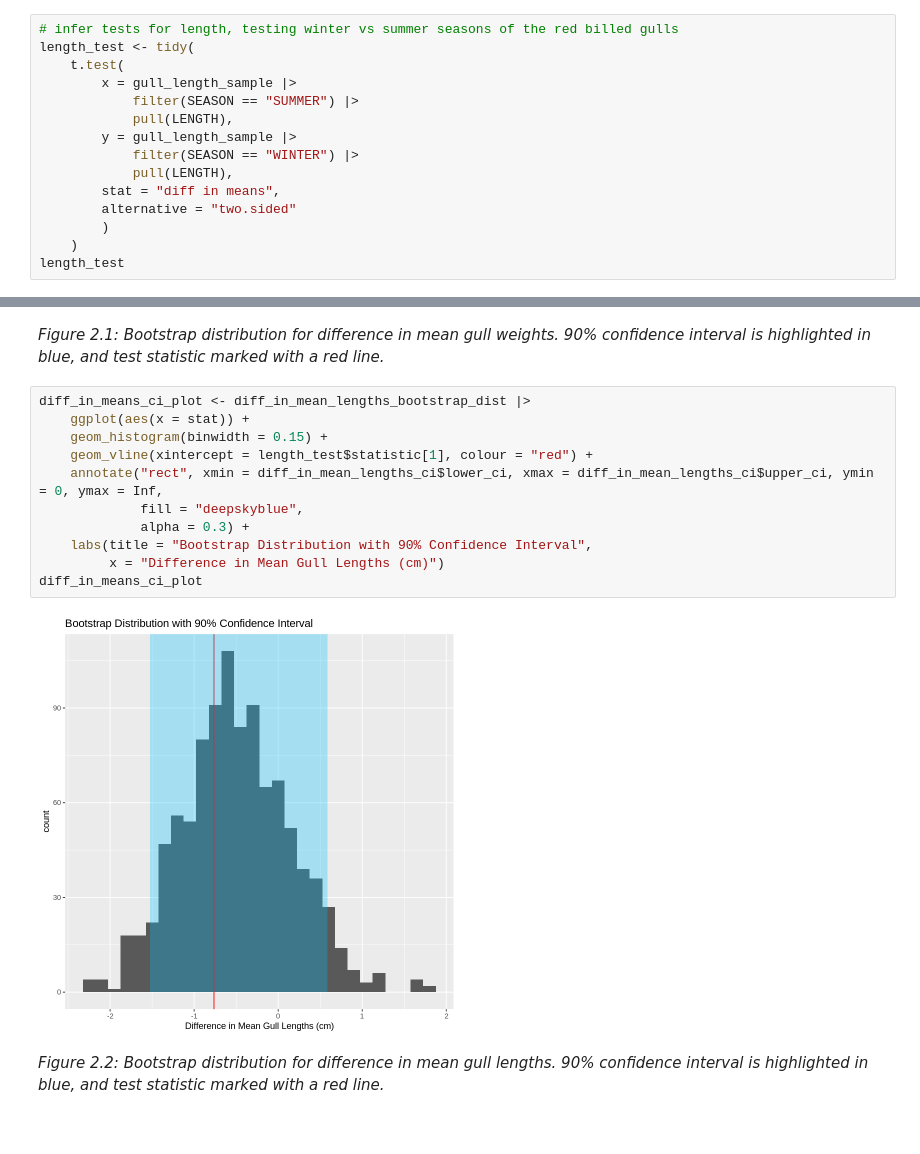
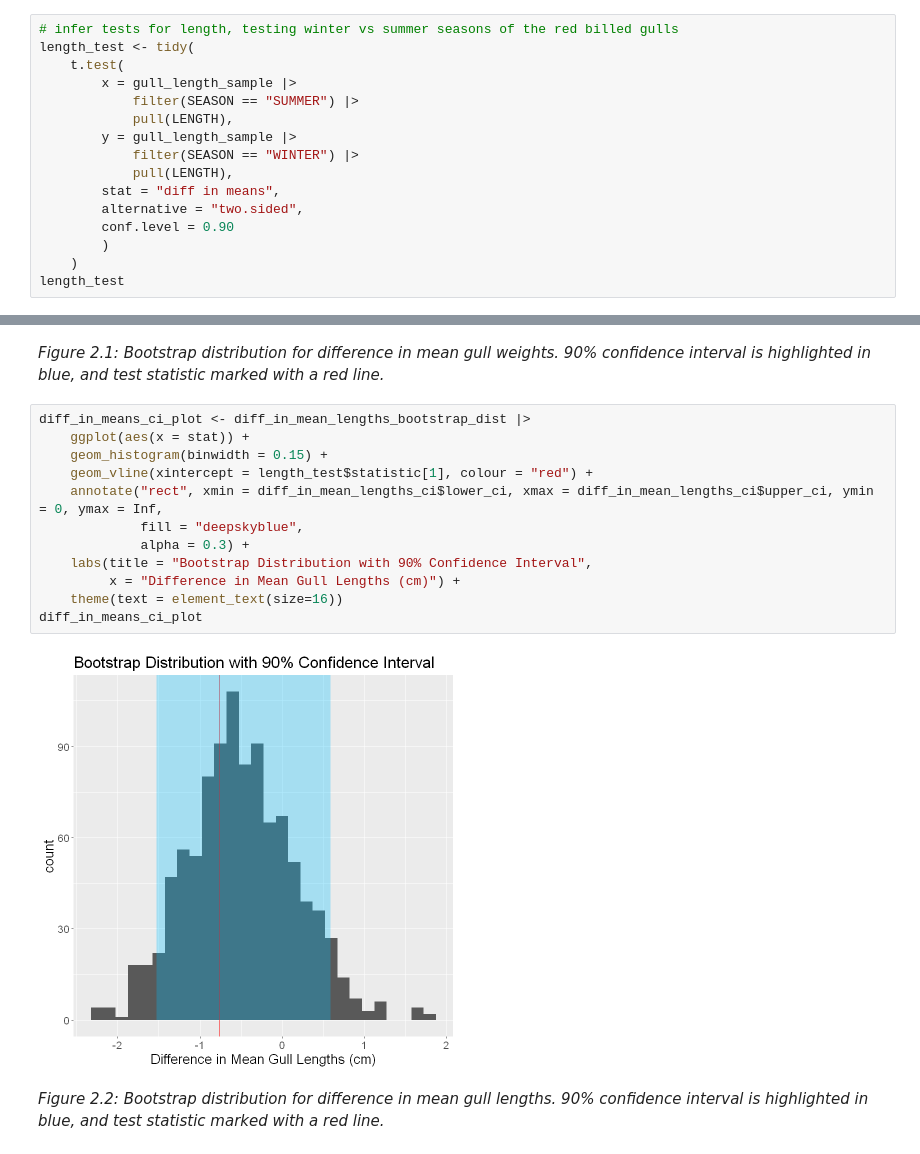
Before and after one commit to maggie63/stat-201-group-4, a Jupyter notebook: project_report.ipynb, the cells around one changed output, grey strips where cells are left out. Drawn from its saved outputs; the diff is of its cells as text.

Commit message:
Fixed errors in conf-int + overall minor corrections

```diff
--- a/project_report.ipynb
+++ b/project_report.ipynb
@@ -245,7 +252,8 @@ length_test <- tidy(
             filter(SEASON == "WINTER") |>
             pull(LENGTH),
         stat = "diff in means",
-        alternative = "two.sided"
+        alternative = "two.sided",
+        conf.level = 0.90
         )
     )
 length_test
@@ -352,16 +362,17 @@ diff_in_mean_weights_ci_plot
 # %%
 diff_in_means_ci_plot <- diff_in_mean_lengths_bootstrap_dist |>
     ggplot(aes(x = stat)) +
     geom_histogram(binwidth = 0.15) +
     geom_vline(xintercept = length_test$statistic[1], colour = "red") +
     annotate("rect", xmin = diff_in_mean_lengths_ci$lower_ci, xmax = diff_in_mean_lengths_ci$upper_ci, ymin = 0, ymax = Inf,
              fill = "deepskyblue",
              alpha = 0.3) +
     labs(title = "Bootstrap Distribution with 90% Confidence Interval",
-         x = "Difference in Mean Gull Lengths (cm)")
+         x = "Difference in Mean Gull Lengths (cm)") +
+    theme(text = element_text(size=16))
 diff_in_means_ci_plot
 # %% [output]
-[figure, old version]
+[figure, new version]
 # %% [markdown]
 *Figure 2.2: Bootstrap distribution for difference in mean gull lengths. 90% confidence interval is highlighted in blue, and test statistic marked with a red line.*
 # %% [markdown]
```
Also changed, not shown: parts of 12 cells of this notebook.
